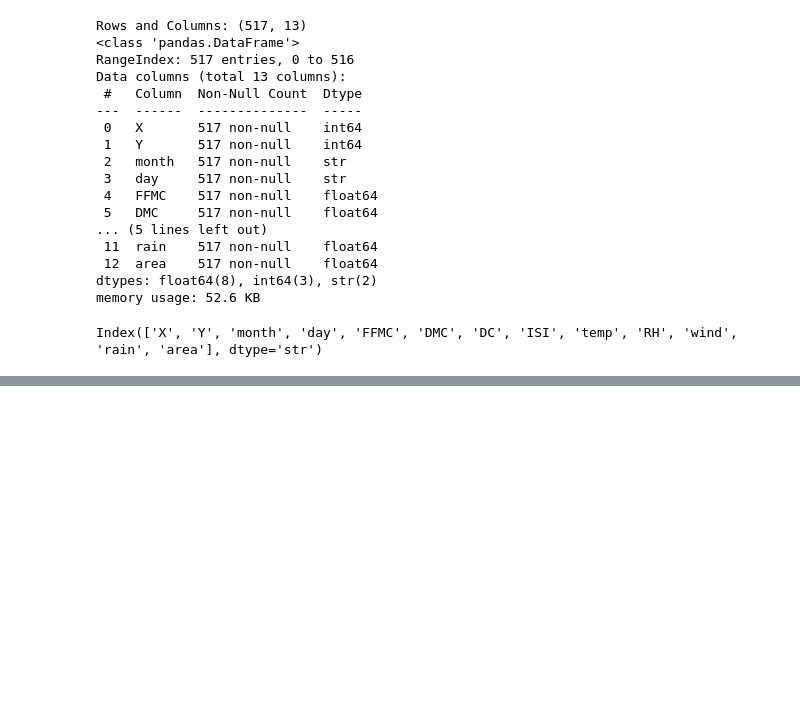
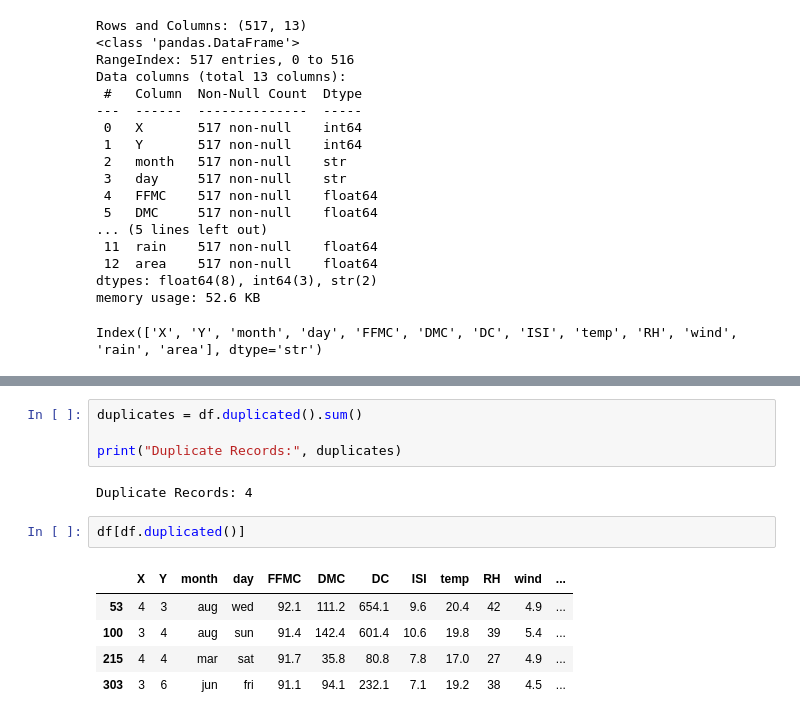
Before and after one commit to mraznyrazeek/Forest-Fire-Burned-Area-Prediction-System, a Jupyter notebook: backend/notebooks/01_dataset_investigation.ipynb, the cells around one changed output, grey strips where cells are left out. Cells and saved outputs as stored; diff of their text form; blank space fills up the shorter version.

```diff
--- a/backend/notebooks/01_dataset_investigation.ipynb
+++ b/backend/notebooks/01_dataset_investigation.ipynb
@@ -80,0 +119,14 @@ Index(['X', 'Y', 'month', 'day', 'FFMC', 'DMC', 'DC', 'ISI', 'temp', 'RH', 'wind
+# %%
+duplicates = df.duplicated().sum()
+
+print("Duplicate Records:", duplicates)
+# %% [output]
+Duplicate Records: 4
+# %%
+df[df.duplicated()]
+# %% [output]
+|  | X | Y | month | day | FFMC | DMC | DC | ISI | temp | RH | wind | ... |
+| 53 | 4 | 3 | aug | wed | 92.1 | 111.2 | 654.1 | 9.6 | 20.4 | 42 | 4.9 | ... |
+| 100 | 3 | 4 | aug | sun | 91.4 | 142.4 | 601.4 | 10.6 | 19.8 | 39 | 5.4 | ... |
+| 215 | 4 | 4 | mar | sat | 91.7 | 35.8 | 80.8 | 7.8 | 17.0 | 27 | 4.9 | ... |
+| 303 | 3 | 6 | jun | fri | 91.1 | 94.1 | 232.1 | 7.1 | 19.2 | 38 | 4.5 | ... |
```
Also changed, not shown: parts of 14 cells of this notebook.
